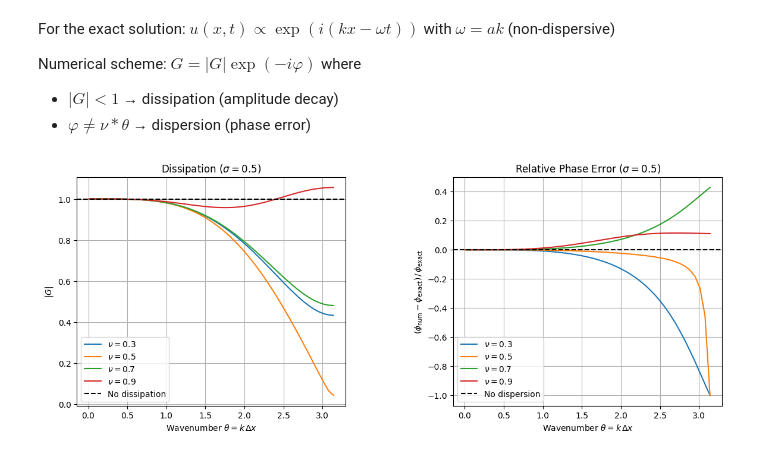
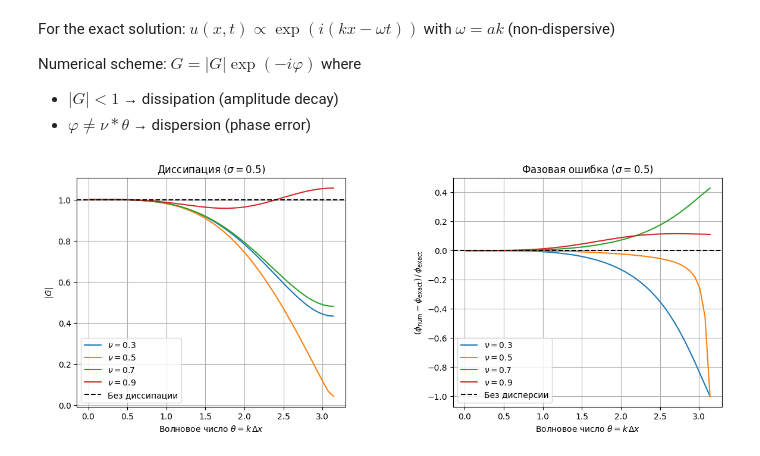
Before and after one commit to ukolov-ivan/mipt-vkr, a Jupyter notebook: src/sym.ipynb, the cells around one changed output. Drawn from its saved outputs; the diff is of its cells as text; code cells hidden in the pictures.

```diff
--- a/src/sym.ipynb
+++ b/src/sym.ipynb
@@ -817,7 +817,9 @@ for i, root_func in enumerate(sigma_root_funcs):
                 marker='.',
                 markersize=.5,
                 linewidth=.1,
-                label=f'Root {i+1}',
+                # label=f'Root {i+1}',
+                # label=f'Корень {i+1}',
+                label='$Disc_x(P) = 0$',
                 zorder=10
             )
             print(f"Root {i}: plotted {np.sum(~np.isnan(sigma_real))} points")
@@ -831,11 +833,15 @@ ax.legend(loc='best', fontsize=8)
 
 # ax.plot(sigma_vals, [0]*len(sigma_vals), numerical_max_cfls,
 #         'b--', linewidth=2, label='Numerical max over θ')
-ax.set_xlabel(r'Parameter $\sigma$')
-ax.set_ylabel(r'CFL $\nu$')
+# ax.set_xlabel(r'Parameter $\sigma$')
+ax.set_xlabel(r'$\sigma$>')
+# ax.set_ylabel(r'CFL $\nu$')
+ax.set_ylabel(r'$\nu$')
 # ax.set_zlim(0, 1.2)
-ax.set_zlabel(r'Discriminant')
-ax.set_title('Discriminant Surface')
+# ax.set_zlabel(r'Discriminant')
+# Discax.set_zlabel(r'Дискриминант')
+# ax.set_title('Discriminant Surface')
+# ax.set_title('Discriminant Surface')
 
 # Colour bar – need figure
 fig = ax.figure
@@ -1537,11 +1550,11 @@ def plot_dissipation(
     for cfl_value, data in zip(cfl_values, factor_values):
         ax.plot(theta_values, data, label=fr'$\nu = {cfl_value}$')
 
-    ax.axhline(1.0, color='k', linestyle='--', label='No dissipation')
-    ax.set_xlabel(r'Wavenumber $\theta = k\,\Delta x$')
+    ax.axhline(1.0, color='k', linestyle='--', label='Без диссипации')
+    ax.set_xlabel(r'Волновое число $\theta = k\,\Delta x$')
     # NOTE: This is reuired if you want included tikz pictures be parsable
     ax.set_ylabel(r'$\vert G \vert$')
-    ax.set_title(rf'Dissipation ($\sigma = {sigma_value}$)')
+    ax.set_title(rf'Диссипация ($\sigma = {sigma_value}$)')
     ax.legend(loc='lower left')
     ax.grid(True)
 
@@ -1558,12 +1571,13 @@ def plot_dispersion(
     for cfl_value, data in zip(cfl_values, phase_errors):
         ax.plot(theta_values, data, label=fr'$\nu = {cfl_value}$')
 
-    ax.axhline(0.0, color='k', linestyle='--', label='No dispersion')
-    ax.set_xlabel(r'Wavenumber $\theta = k\,\Delta x$')
+    ax.axhline(0.0, color='k', linestyle='--', label='Без дисперсии')
+    ax.set_xlabel(r'Волновое число $\theta = k\,\Delta x$')
     ax.set_ylabel(
         r'$(\phi_{\mathrm{num}} - \phi_{\mathrm{exact}})\,/\,\phi_{\mathrm{exact}}$'
     )
-    ax.set_title(rf'Relative Phase Error ($\sigma = {sigma_value}$)')
+    ax.set_title(rf'Фазовая ошибка ($\sigma = {sigma_value}$)')
+    # ax.set_title(rf'Relative Phase Error ($\sigma = {sigma_value}$)')
     ax.legend(loc='lower left')
     ax.grid(True)
 
@@ -1580,31 +1594,31 @@ def plot_dissipation_dispersion(
     theta_values, factor_values, phase_errors = dissipation_dispersion(
         sigma_value=sigma_value, cfl_values=cfl_values, n_theta=n_theta
     )
 
     if axes is None:
         fig, axes = plt.subplots(1, 2, figsize=(14, 5))   # <-- wider figure
         # fig.subplots_adjust(wspace=0.45)
         # fig.set_layout_engine('tight')
 
     axes = typing.cast(tuple[matplotlib.axes.Axes, matplotlib.axes.Axes], axes)
 
     ax_dissipation, ax_dispersion = axes
     plot_dissipation(
         sigma_value=sigma_value, cfl_values=cfl_values,
         theta_values=theta_values, factor_values=factor_values,
         ax=ax_dissipation)
     plot_dispersion(
         sigma_value=sigma_value, cfl_values=cfl_values,
         theta_values=theta_values, phase_errors=phase_errors, ax=ax_dispersion)
 
     return axes
 
 
 plot_dissipation_dispersion()
 plt.subplots_adjust(wspace=0.4)
 tikzplotlib.save('dissipation-dispersion-profile.tikz',
                  axis_width=r'0.5\textwidth',
                  extra_groupstyle_parameters={r'horizontal sep=2cm'})
 plt.show()
 # %% [output]
-[figure, old version]
+[figure, new version]
```
Also changed, not shown: parts of 5 cells of this notebook, 2 other files.
